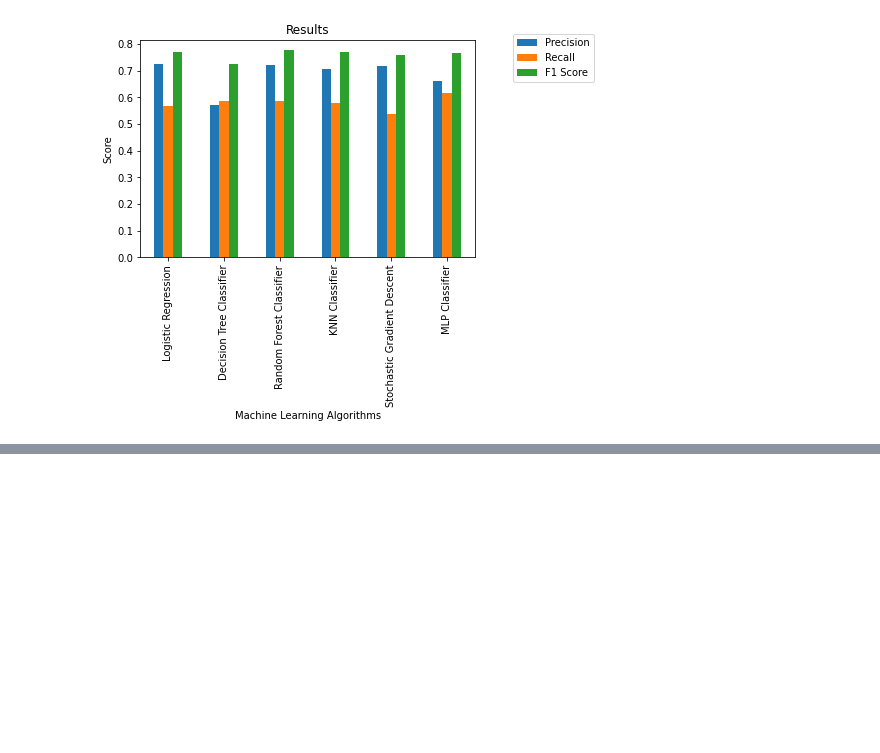
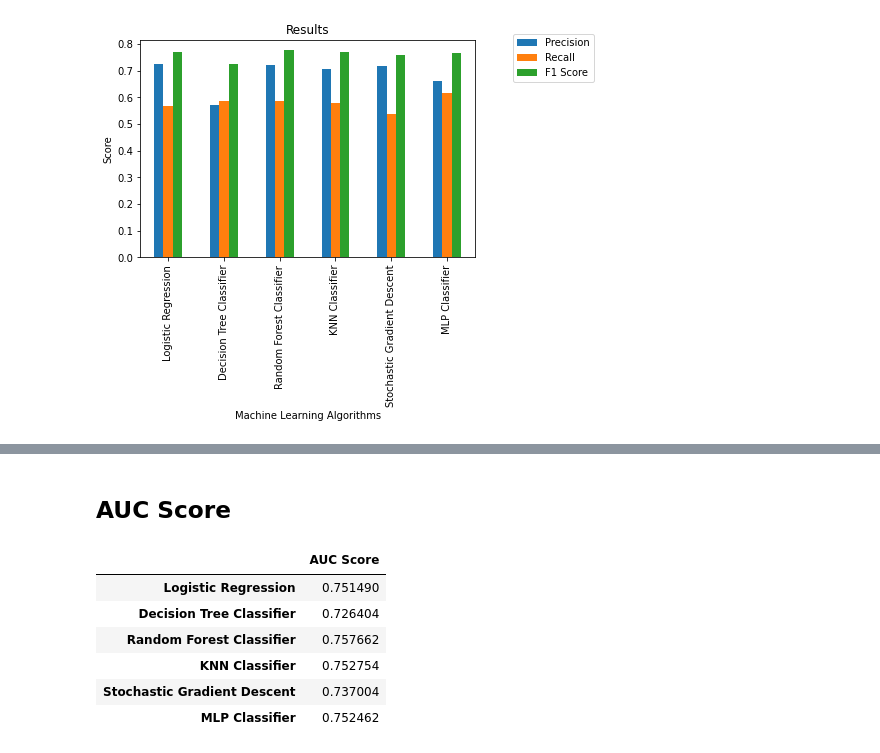
Before and after one commit to JasonnLim/ML-Salary-Prediction, a Jupyter notebook: Remake2.ipynb, the cells around one changed output, grey strips where cells are left out. Cells and saved outputs as stored; diff of their text form; code cells hidden in the pictures; blank space fills up the shorter version.

```diff
--- a/Remake2.ipynb
+++ b/Remake2.ipynb
@@ -1191,0 +1224,12 @@ performance_sum()
+# %% [markdown]
+## AUC Score
+# %%
+auc_score_report
+# %% [output]
+|  | AUC Score |
+| Logistic Regression | 0.751490 |
+| Decision Tree Classifier | 0.726404 |
+| Random Forest Classifier | 0.757662 |
+| KNN Classifier | 0.752754 |
+| Stochastic Gradient Descent | 0.737004 |
+| MLP Classifier | 0.752462 |
```
Also changed, not shown: parts of 21 cells of this notebook, 1 other file.
